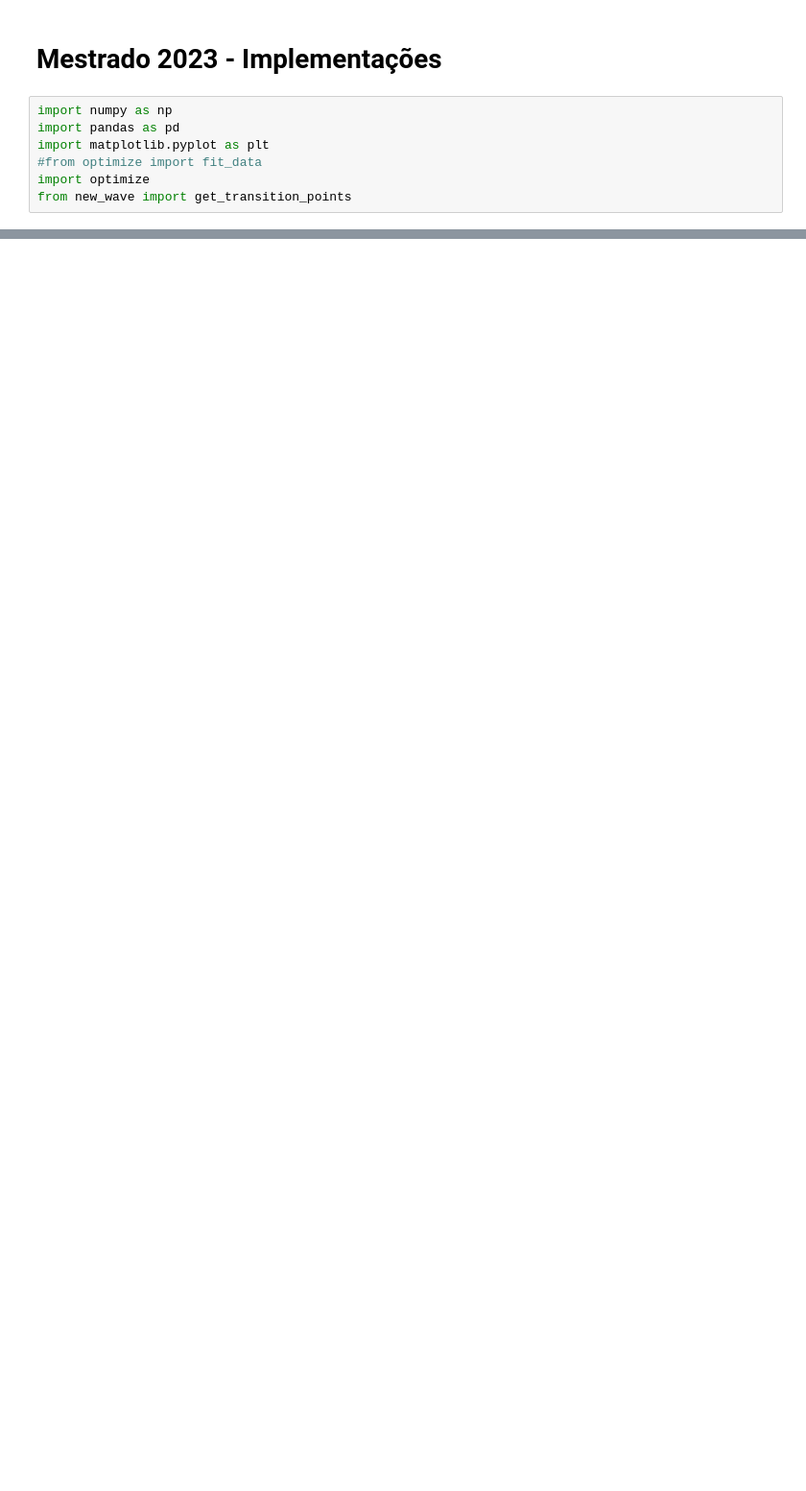
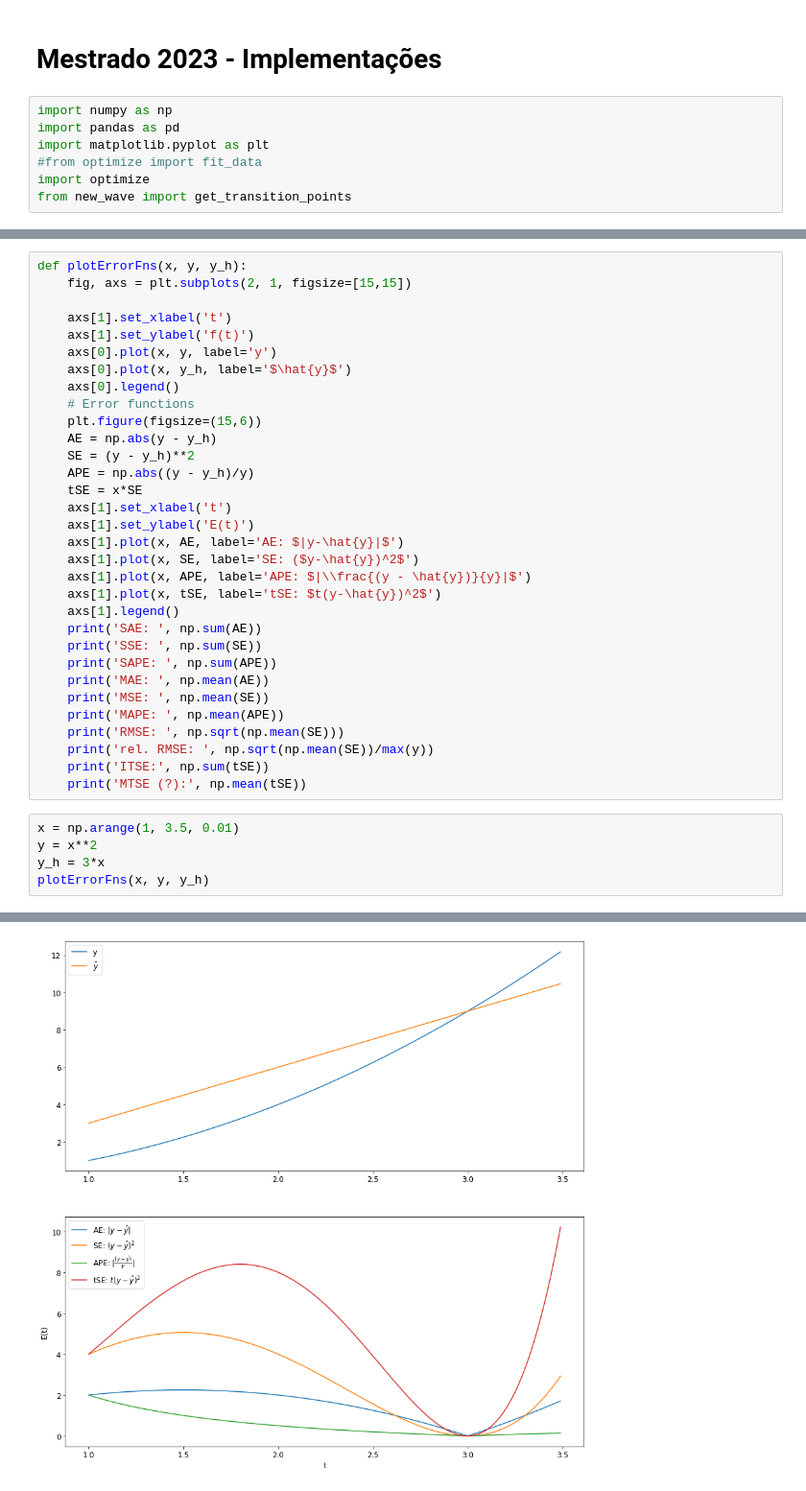
Before and after one commit to fpelogia/epid-models, a Jupyter notebook: Mestrado 2023/main.ipynb, the cells around one changed output, grey strips where cells are left out. Shown at 96% size. Cells and saved outputs as stored; diff of their text form; blank space fills up the shorter version.

```diff
--- a/Mestrado 2023/main.ipynb
+++ b/Mestrado 2023/main.ipynb
@@ -100,0 +136,38 @@ Sigmoid #5 - A0:199.62568435949305 | tp0:471.7125207060246 | delta0:10.583205084
+# %%
+def plotErrorFns(x, y, y_h):
+    fig, axs = plt.subplots(2, 1, figsize=[15,15])
+
+    axs[1].set_xlabel('t')
+    axs[1].set_ylabel('f(t)')
+    axs[0].plot(x, y, label='y')
+    axs[0].plot(x, y_h, label='$\hat{y}$')
+    axs[0].legend()
+    # Error functions
+    plt.figure(figsize=(15,6))
+    AE = np.abs(y - y_h)
+    SE = (y - y_h)**2
+    APE = np.abs((y - y_h)/y)
+    tSE = x*SE
+    axs[1].set_xlabel('t')
+    axs[1].set_ylabel('E(t)')
+    axs[1].plot(x, AE, label='AE: $|y-\hat{y}|$')
+    axs[1].plot(x, SE, label='SE: ($y-\hat{y})^2$')
+    axs[1].plot(x, APE, label='APE: $|\\frac{(y - \hat{y})}{y}|$')
+    axs[1].plot(x, tSE, label='tSE: $t(y-\hat{y})^2$')
+    axs[1].legend()
+    print('SAE: ', np.sum(AE))
+    print('SSE: ', np.sum(SE))
+    print('SAPE: ', np.sum(APE))
+    print('MAE: ', np.mean(AE))
+    print('MSE: ', np.mean(SE))
+    print('MAPE: ', np.mean(APE))
+    print('RMSE: ', np.sqrt(np.mean(SE)))
+    print('rel. RMSE: ', np.sqrt(np.mean(SE))/max(y))
+    print('ITSE:', np.sum(tSE))
+    print('MTSE (?):', np.mean(tSE))
+# %%
+x = np.arange(1, 3.5, 0.01)
+y = x**2
+y_h = 3*x
+plotErrorFns(x, y, y_h)
+# %% [output]
@@ -100,0 +184 @@ Sigmoid #5 - A0:199.62568435949305 | tp0:471.7125207060246 | delta0:10.583205084
+[figure, added]
```
Also changed, not shown: parts of 19 cells of this notebook, 6 other files.
